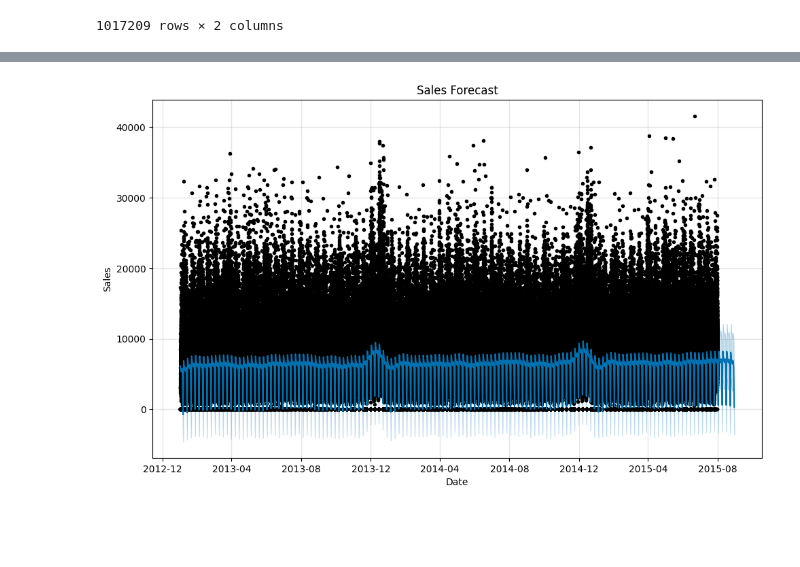
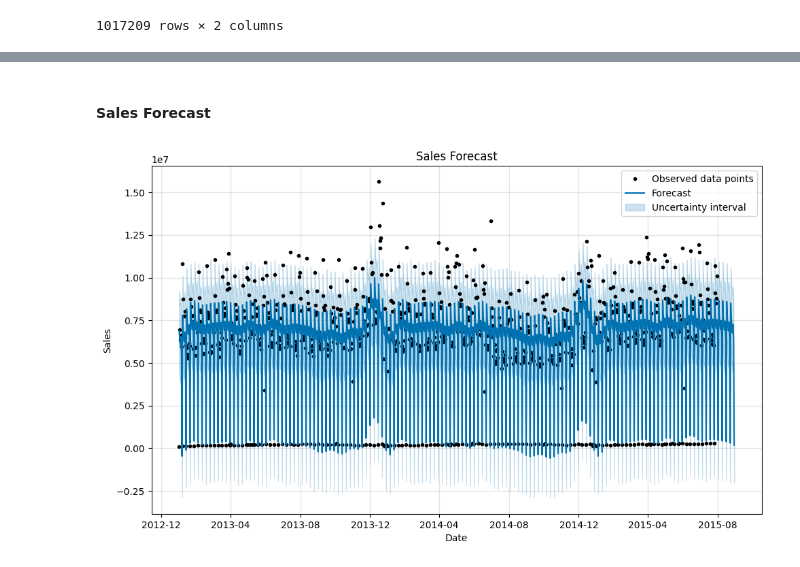
Before and after one commit to Hemamagam/Project-6--Pharmaceutical-Sale-Prediction-, a Jupyter notebook: Task 2.5-Prophet.ipynb, the cells around one changed output, grey strips where cells are left out. Cells and saved outputs as stored; diff of their text form; code cells hidden in the pictures; blank space fills up the shorter version.

```diff
--- a/Task 2.5-Prophet.ipynb
+++ b/Task 2.5-Prophet.ipynb
@@ -44,0 +59,2 @@ sales_data['Date']=pd.to_datetime(sales_data['Date'])
+# %%
+sales_data.set_index('date', inplace=True)
@@ -44,0 +63,2 @@ sales_data['Date']=pd.to_datetime(sales_data['Date'])
+# %%
+daily_sales = sales_data.resample('D').sum().reset_index()
@@ -45,5 +83,5 @@ sales_data['Date']=pd.to_datetime(sales_data['Date'])
 # %%
-sales_data.rename({'Date': 'ds', 'Sales': 'y'}, axis=1, inplace=True)
-sales_data
+daily_sales.rename({'date': 'ds', 'Sales': 'y'}, axis=1, inplace=True)
+daily_sales
 # %% [output]
 |  | ds | y |
@@ -87,9 +106,7 @@ model=Prophet()
 # %%
 from prophet import Prophet
 
-# Instantiate a new Prophet model
 model = Prophet()
 
-# Fit the model to your sales_data
-model.fit(sales_data)
+model.fit(daily_sales)
 # %% [output]
@@ -97,15 +116,18 @@ ValueError: Dataframe must have columns "ds" and "y" with the dates and values r
+# %% [markdown]
+#### Sales Forecast
 # %%
 
 future_periods = 30
 
 future_dates = model.make_future_dataframe(periods=future_periods)
 
 forecast = model.predict(future_dates)
 
 fig = model.plot(forecast)
 plt.title('Sales Forecast')
 plt.xlabel('Date')
 plt.ylabel('Sales')
+plt.legend()
 plt.show()
 # %% [output]
-[figure, old version]
+[figure, new version]
```
Also changed, not shown: parts of 17 cells of this notebook.
